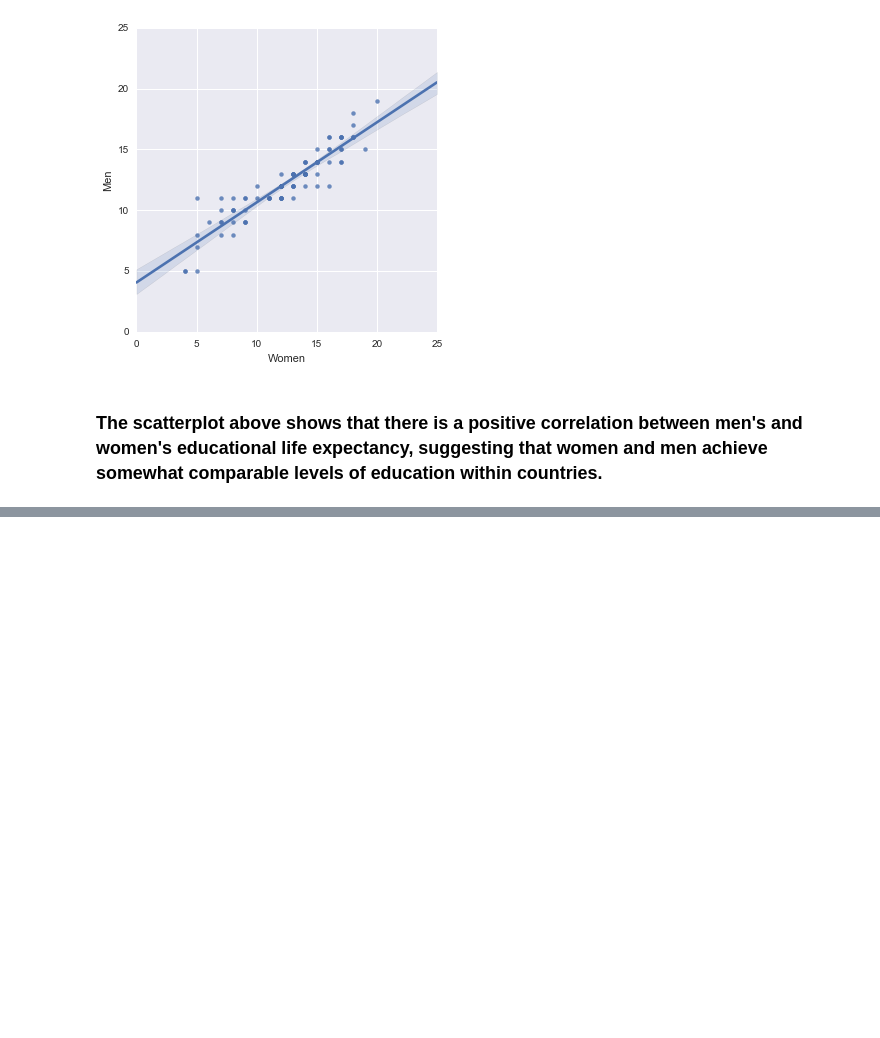
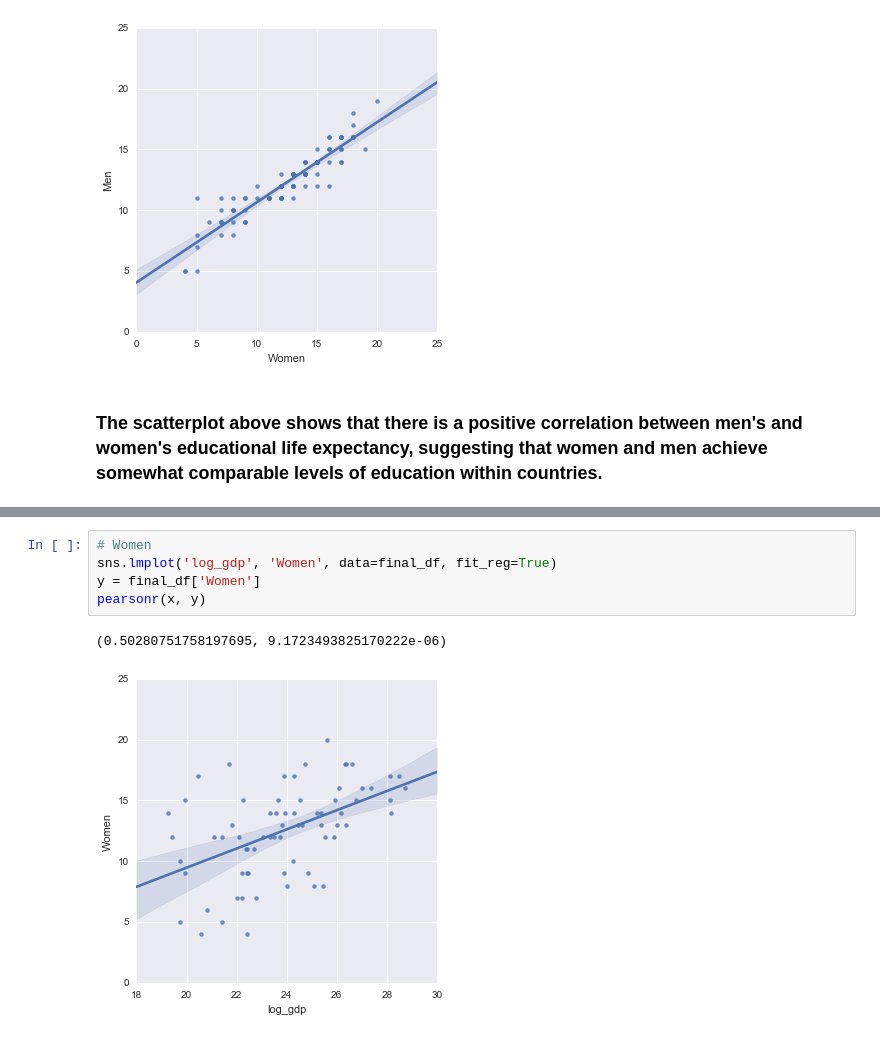
Before and after one commit to AmyinTX/Education, a Jupyter notebook: Education and GDP.ipynb, the cells around one changed output, grey strips where cells are left out. Cells and saved outputs as stored; diff of their text form; blank space fills up the shorter version.

```diff
--- a/Education and GDP.ipynb
+++ b/Education and GDP.ipynb
@@ -70,0 +123,8 @@ sns.lmplot('Women', 'Men', data=cleaned_df, fit_reg=True)
+# %%
+# Women
+sns.lmplot('log_gdp', 'Women', data=final_df, fit_reg=True)
+y = final_df['Women']
+pearsonr(x, y)
+# %% [output]
+(0.50280751758197695, 9.1723493825170222e-06)
+[figure, added]
```
Also changed, not shown: parts of 17 cells of this notebook.
